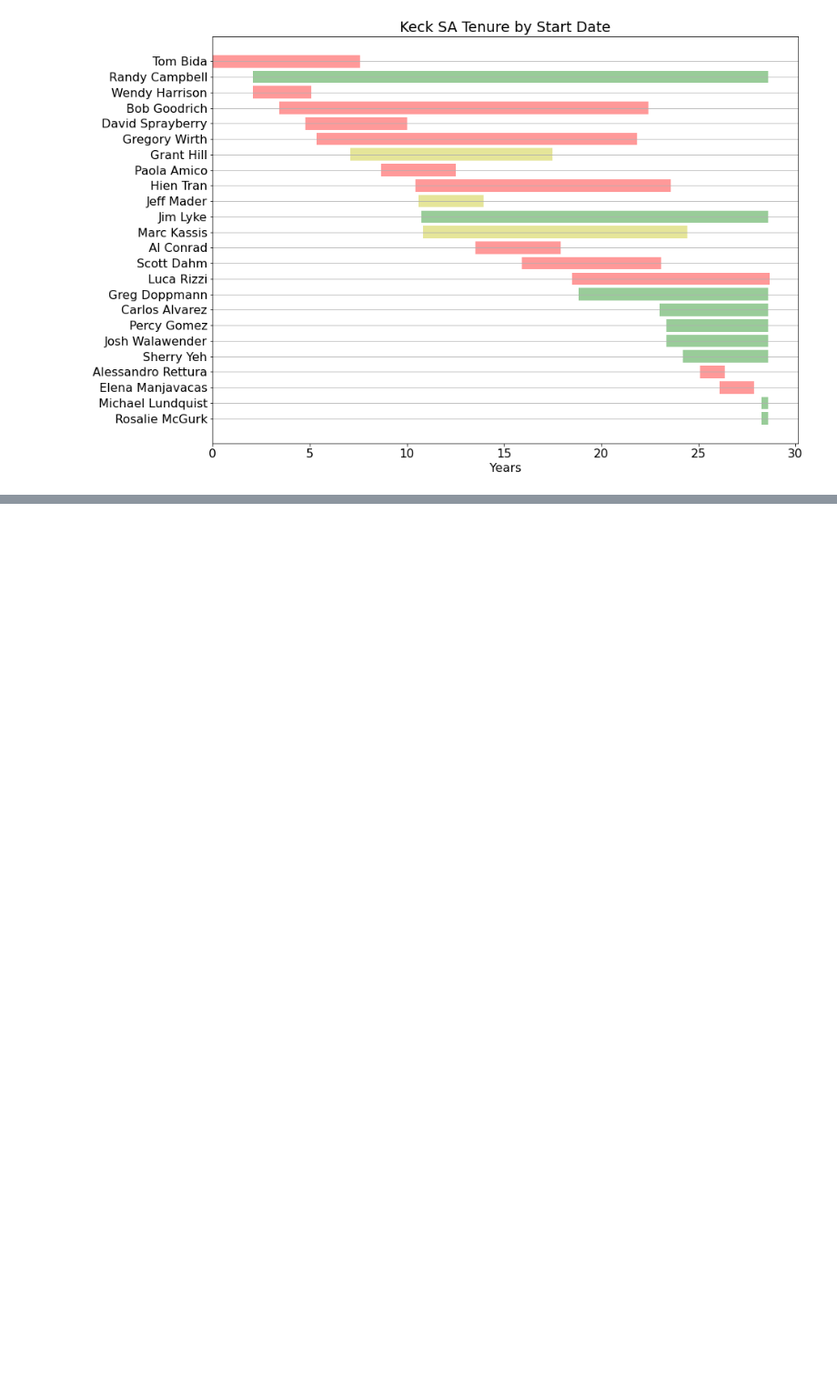
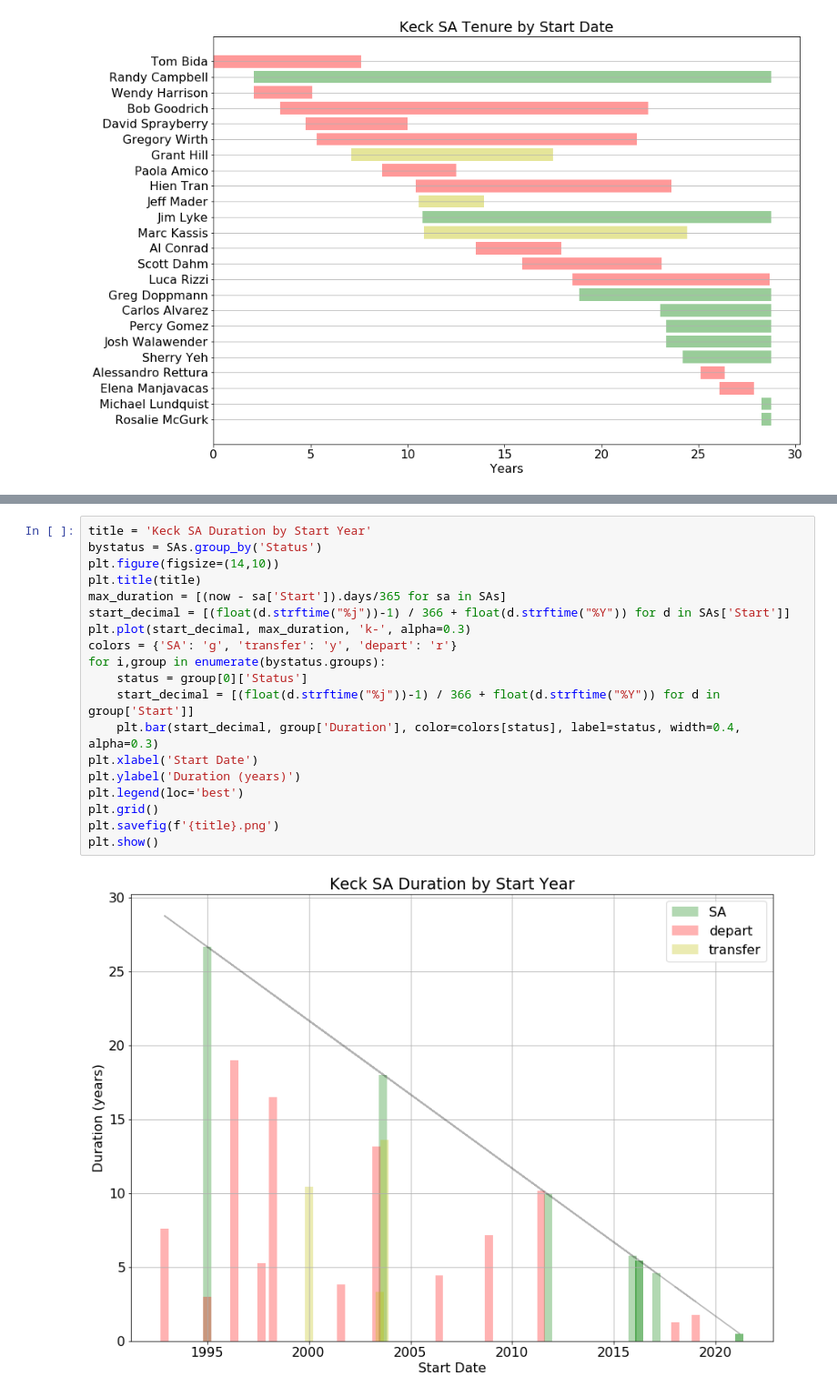
Before and after one commit to joshwalawender/KeckUtilities, a Jupyter notebook: Keck SA Tenures.ipynb, the cells around one changed output, grey strips where cells are left out. Shown: that part at 91% size. Cells and saved outputs as stored; diff of their text form; blank space fills up the shorter version.

```diff
--- a/Keck SA Tenures.ipynb
+++ b/Keck SA Tenures.ipynb
@@ -178,0 +220,21 @@ generate_plot(instruments, 'Keck Instrument Tenure by Duration')
+# %%
+title = 'Keck SA Duration by Start Year'
+bystatus = SAs.group_by('Status')
+plt.figure(figsize=(14,10))
+plt.title(title)
+max_duration = [(now - sa['Start']).days/365 for sa in SAs]
+start_decimal = [(float(d.strftime("%j"))-1) / 366 + float(d.strftime("%Y")) for d in SAs['Start']]
+plt.plot(start_decimal, max_duration, 'k-', alpha=0.3)
+colors = {'SA': 'g', 'transfer': 'y', 'depart': 'r'}
+for i,group in enumerate(bystatus.groups):
+    status = group[0]['Status']
+    start_decimal = [(float(d.strftime("%j"))-1) / 366 + float(d.strftime("%Y")) for d in group['Start']]
+    plt.bar(start_decimal, group['Duration'], color=colors[status], label=status, width=0.4, alpha=0.3)
+plt.xlabel('Start Date')
+plt.ylabel('Duration (years)')
+plt.legend(loc='best')
+plt.grid()
+plt.savefig(f'{title}.png')
+plt.show()
+# %% [output]
+[figure, added]
```
Also changed, not shown: parts of 5 cells of this notebook.
